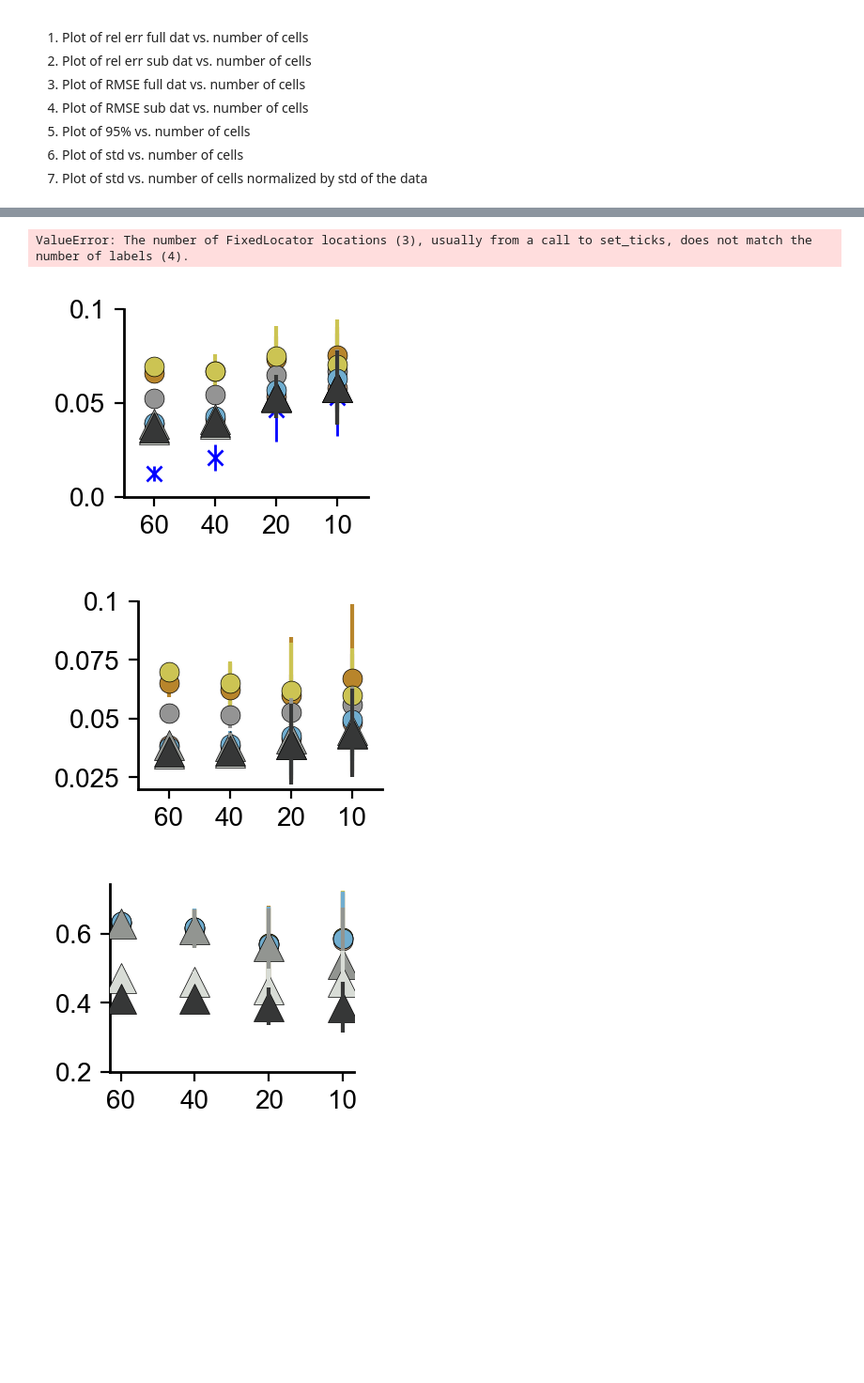
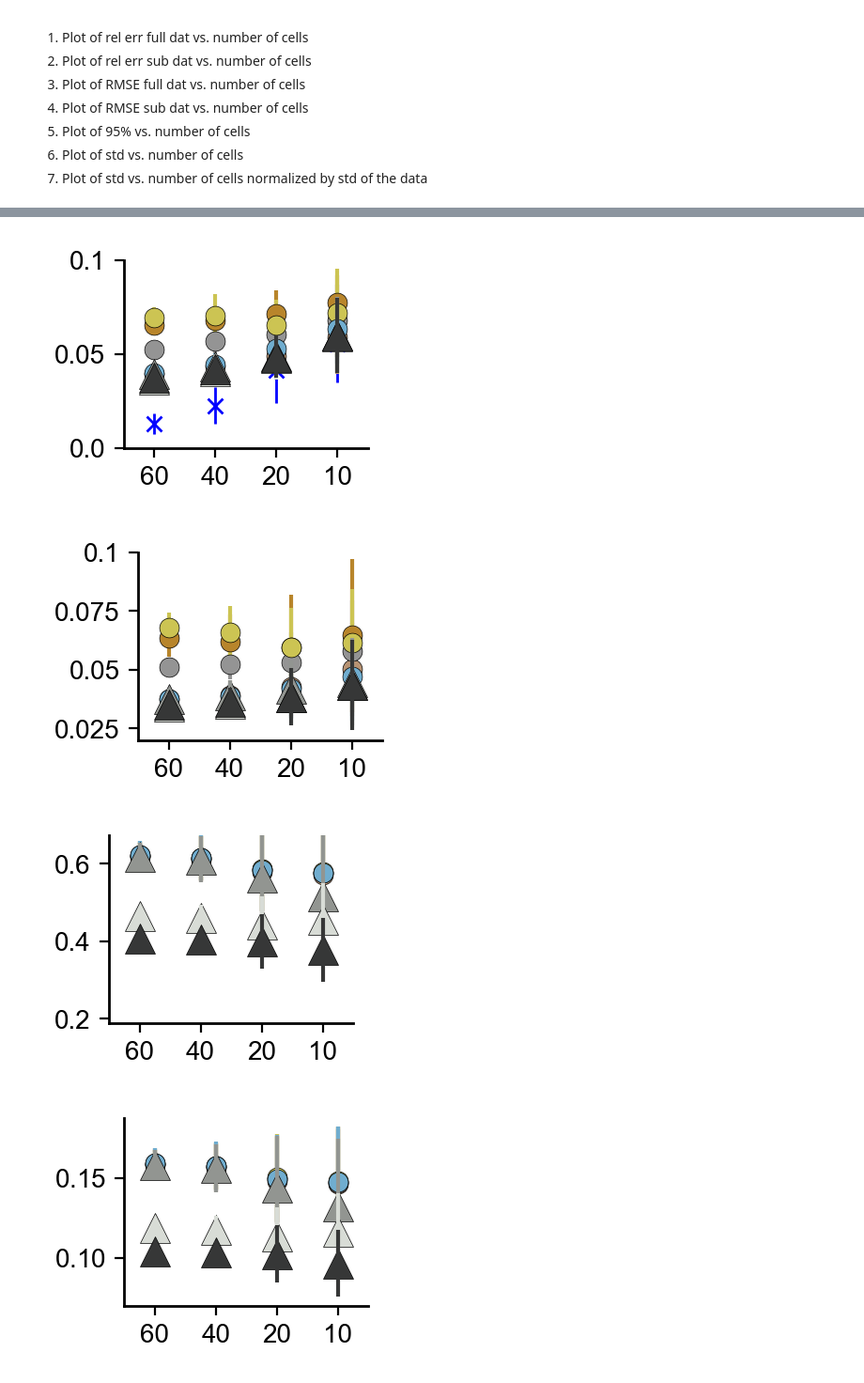
Before and after one commit to RangamaniLabUCSD/multimodel-inference, a Jupyter notebook: src/MAPK/multimodel_inference/Keyes_data_quality_MMI.ipynb, the cells around one changed output, grey strips where cells are left out. Shown at 94% size. Drawn from its saved outputs; the diff is of its cells as text; code cells hidden in the pictures; blank space fills up the shorter version.

Commit message:
rerun notebook and increase numbe of samples

```diff
--- a/src/MAPK/multimodel_inference/Keyes_data_quality_MMI.ipynb
+++ b/src/MAPK/multimodel_inference/Keyes_data_quality_MMI.ipynb
@@ -43,7 +43,7 @@ jax.config.update("jax_platform_name", "cpu")
 #### Set up paths, read in data
 # %%
 # some info about the run
-n_sets = 25
+n_sets = 40
 models = ['kholodenko_2000','orton_2009','shin_2014','ryu_2015','kochanczyk_2017']
 display_names = ["K' 2000","O' 2009","S' 2014","R' 2015","K' 2017"]
 subset_sizes=[10,20,40,60]
@@ -433,6 +428,8 @@ for comp in ['CYTO', 'PM']:
     ##### REL ERROR #####
     #####################
     fig, ax = get_sized_fig_ax(1.3, 1.0)
+    print(len([[rel_error_full_dat[comp][str(size)][model] for model in models+['pseudoBMA', 'stacking', 'BMA']] for size in subset_sizes][0]))
+    print(np.array([[rel_error_full_dat[comp][str(size)][model] for model in models+['pseudoBMA', 'stacking', 'BMA']] for size in subset_sizes][2][4]).shape)
     rel_error_ful_dat_ = np.array([[rel_error_full_dat[comp][str(size)][model] for model in models+['pseudoBMA', 'stacking', 'BMA']] for size in subset_sizes])
     errs = np.nanmean(rel_error_ful_dat_, axis=2)
     errs_std = np.nanstd(rel_error_ful_dat_, axis=2)
@@ -573,7 +570,8 @@ for comp in ['CYTO', 'PM']:
                 ln[0].set_zorder(8)
 
     ax.set_xticks(np.arange(len(subset_sizes)), np.flip(subset_sizes), fontsize=10.0)
-    ax.set_yticks([0.2, 0.4, 0.6],[0.2, 0,4, 0.6], fontsize=10.0)
+    ax.set_yticks([0.2, 0.4, 0.6])
+    ax.set_yticklabels(ax.get_yticks(), fontsize=10.0)
     ax.set_ylim([0.19, 0.675])
     ax.set_xlim([-0.5, 3.5])
     fig.savefig(savedir + comp + '_uncert95.pdf', bbox_inches='tight', transparent=True)
@@ -624,4 +626,4 @@ for comp in ['CYTO', 'PM']:
-ValueError: The number of FixedLocator locations (3), usually from a call to set_ticks, does not match the number of labels (4).
-[figure, old version]
+[figure, new version]
-[figure, old version]
+[figure, new version]
-[figure, old version]
+[figure, new version]
+[figure, added]
```
Also changed, not shown: parts of 4 cells of this notebook.
